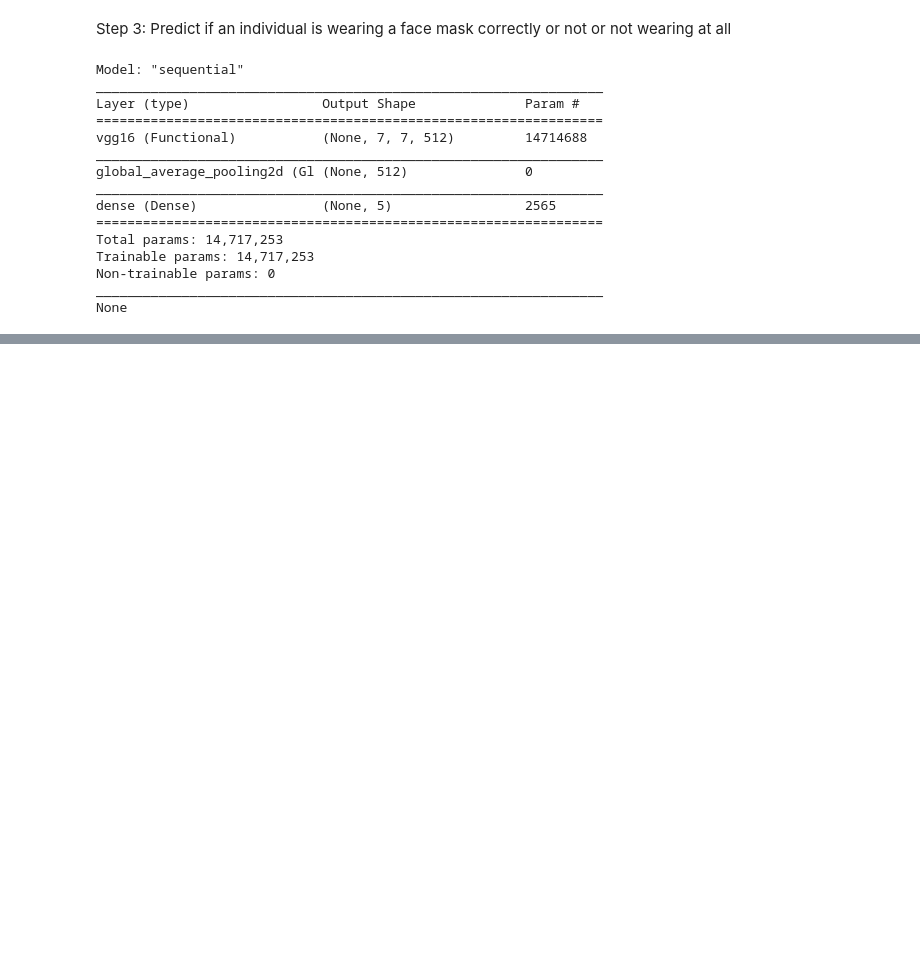
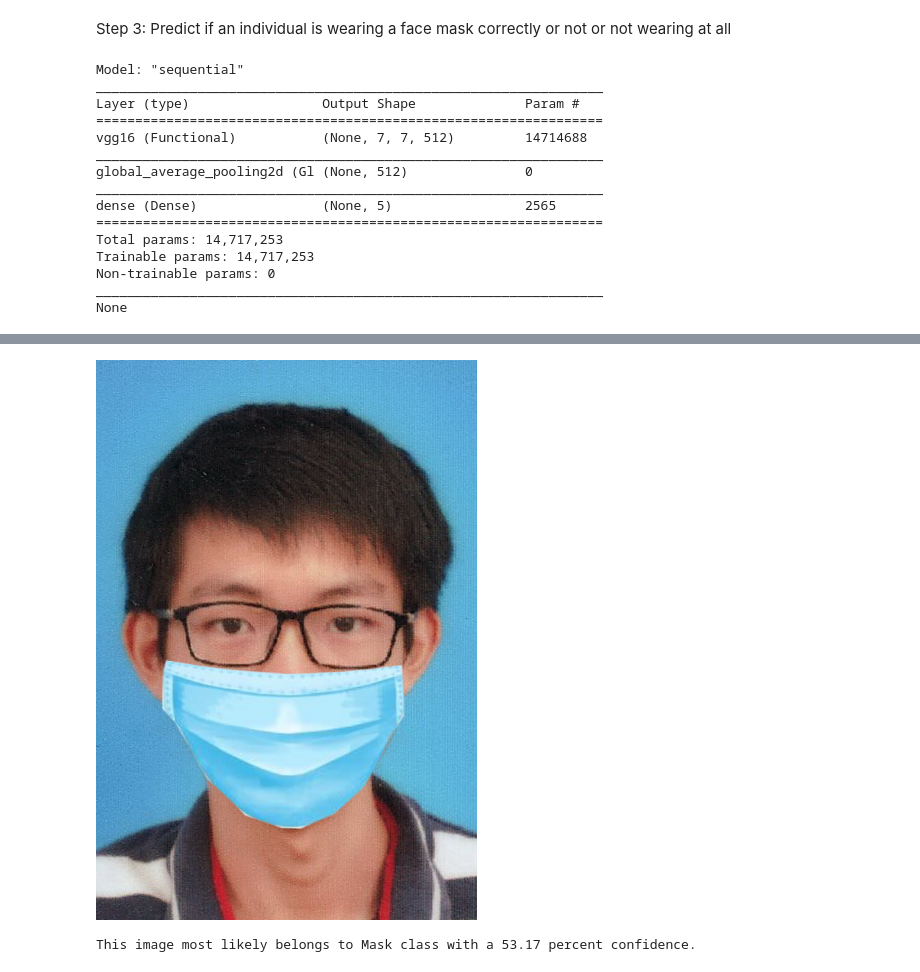
Before and after one commit to OoiXinPeng/Face-Mask-Recognition, a Jupyter notebook: Face_Mask_Recognition.ipynb, the cells around one changed output, grey strips where cells are left out. Drawn from its saved outputs; the diff is of its cells as text; code cells hidden in the pictures; blank space fills up the shorter version.

```diff
--- a/Face_Mask_Recognition.ipynb
+++ b/Face_Mask_Recognition.ipynb
@@ -397,0 +416,7 @@ This image most likely belongs to Mask with a 97.51 percent confidence.
+# %%
+my_image_path = "/gdrive/MyDrive/Colab Notebooks/SC project/Ooi Xin Peng Mask.png"
+display(Image(my_image_path))
+perdict_custom_image(my_image_path)
+# %% [output]
+[figure, added]
+This image most likely belongs to Mask class with a 53.17 percent confidence.
```
Also changed, not shown: parts of 18 cells of this notebook.
